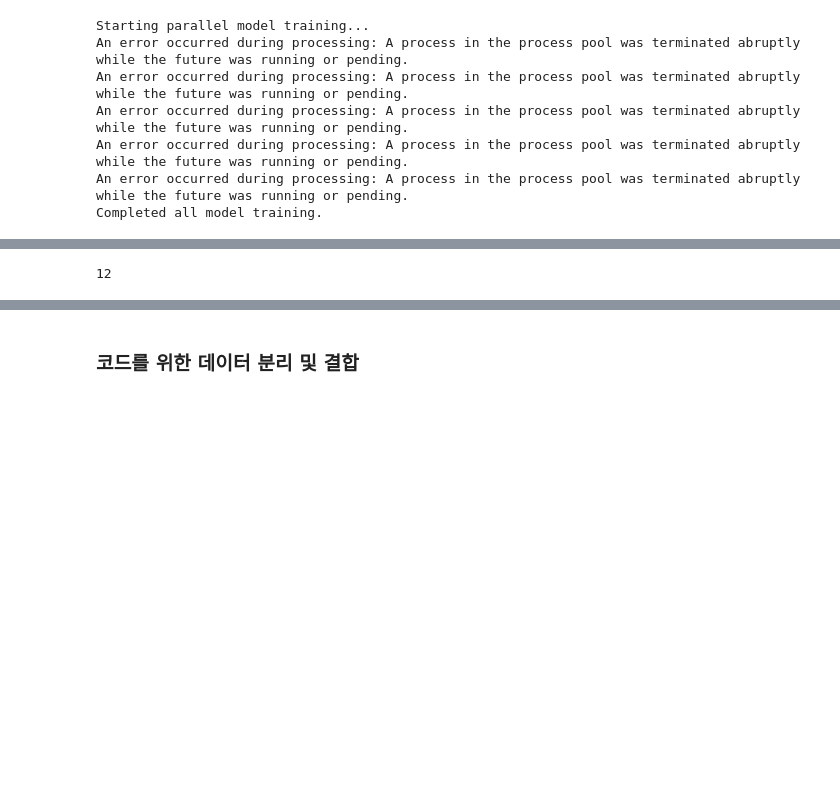
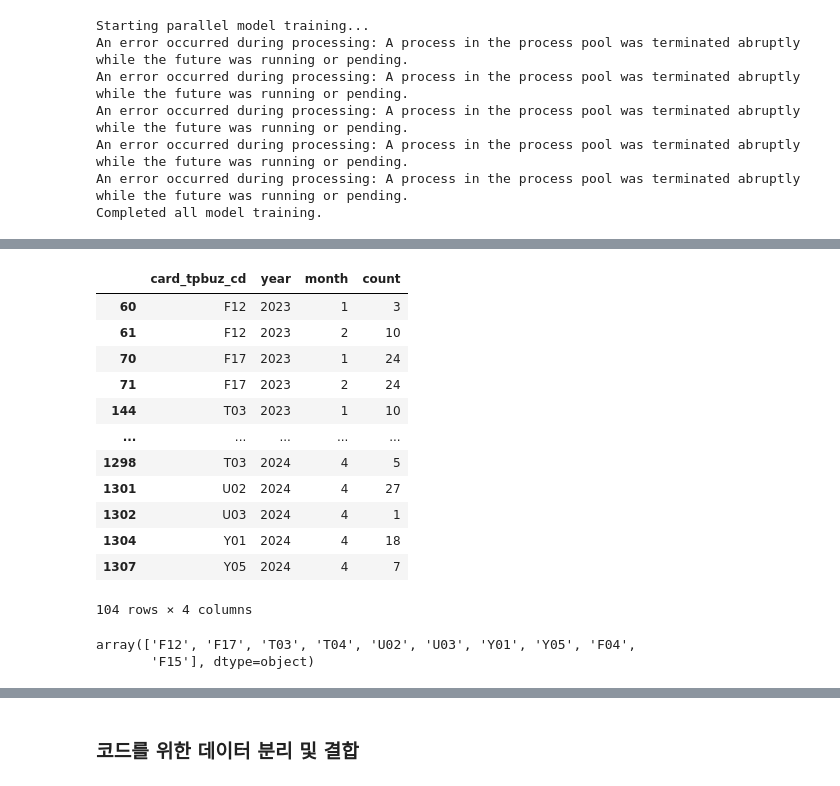
Before and after one commit to analysis-team-2/analysis-team-2-rep, a Jupyter notebook: analysis/preprocessing/time_series_ml_city.ipynb, the cells around one changed output, grey strips where cells are left out. Drawn from its saved outputs; the diff is of its cells as text; code cells hidden in the pictures; blank space fills up the shorter version.

```diff
--- a/analysis/preprocessing/time_series_ml_city.ipynb
+++ b/analysis/preprocessing/time_series_ml_city.ipynb
@@ -177,8 +184,5 @@ KeyboardInterrupt:
 # %%
-import os
-os.cpu_count()
+test_df = time_df2[time_df2['ta_ymd'] >= '2024-04-01']
-# %% [output]
-12
 # %%
 data = '../data/five_city_data/merged_data_gm.csv'
 # %%
@@ -193,3 +197,42 @@ card_df.head()
 | 2 | 20230101 | 41210 | 41210510 | D11 | 소매/유통 | 종합소매점 | 7 | F | ... |
 | 3 | 20230101 | 41210 | 41210510 | F02 | 생활서비스 | 미용서비스 | 3 | M | ... |
 | 4 | 20230101 | 41210 | 41210510 | F02 | 생활서비스 | 미용서비스 | 4 | F | ... |
+# %%
+# card_df['item_id'] = card_df['card_tpbuz_cd']
+
+# 'ta_ymd' 열을 'timestamp' 형식으로 변환
+card_df['timestamp'] = dd.to_datetime(card_df['ta_ymd'], format='%Y%m%d')
+
+# 'year'와 'month' 열 생성
+card_df['year'] = card_df['timestamp'].dt.year
+card_df['month'] = card_df['timestamp'].dt.month
+
+# item_id, year, month별로 그룹화하여 데이터 포인트 수 계산
+grouped = card_df.groupby(['card_tpbuz_cd', 'year', 'month']).size().reset_index()
+grouped = grouped.rename(columns={0: 'count'})
+
+# 데이터 포인트 수가 28일 미만인 그룹 필터링
+result = grouped[grouped['count'] < 28]
+
+# 결과를 pandas 데이터프레임으로 변환하여 출력
+result_pd = result.compute()
+result_pd
+# %% [output]
+|  | card_tpbuz_cd | year | month | count |
+| 60 | F12 | 2023 | 1 | 3 |
+| 61 | F12 | 2023 | 2 | 10 |
+| 70 | F17 | 2023 | 1 | 24 |
+| 71 | F17 | 2023 | 2 | 24 |
+| 144 | T03 | 2023 | 1 | 10 |
+| ... | ... | ... | ... | ... |
+| 1298 | T03 | 2024 | 4 | 5 |
+| 1301 | U02 | 2024 | 4 | 27 |
+| 1302 | U03 | 2024 | 4 | 1 |
+| 1304 | Y01 | 2024 | 4 | 18 |
+| 1307 | Y05 | 2024 | 4 | 7 |
+104 rows × 4 columns
+# %%
+result_pd['card_tpbuz_cd'].unique()
+# %% [output]
+array(['F12', 'F17', 'T03', 'T04', 'U02', 'U03', 'Y01', 'Y05', 'F04',
+       'F15'], dtype=object)
```
Also changed, not shown: parts of 5 cells of this notebook, 2 other files.
